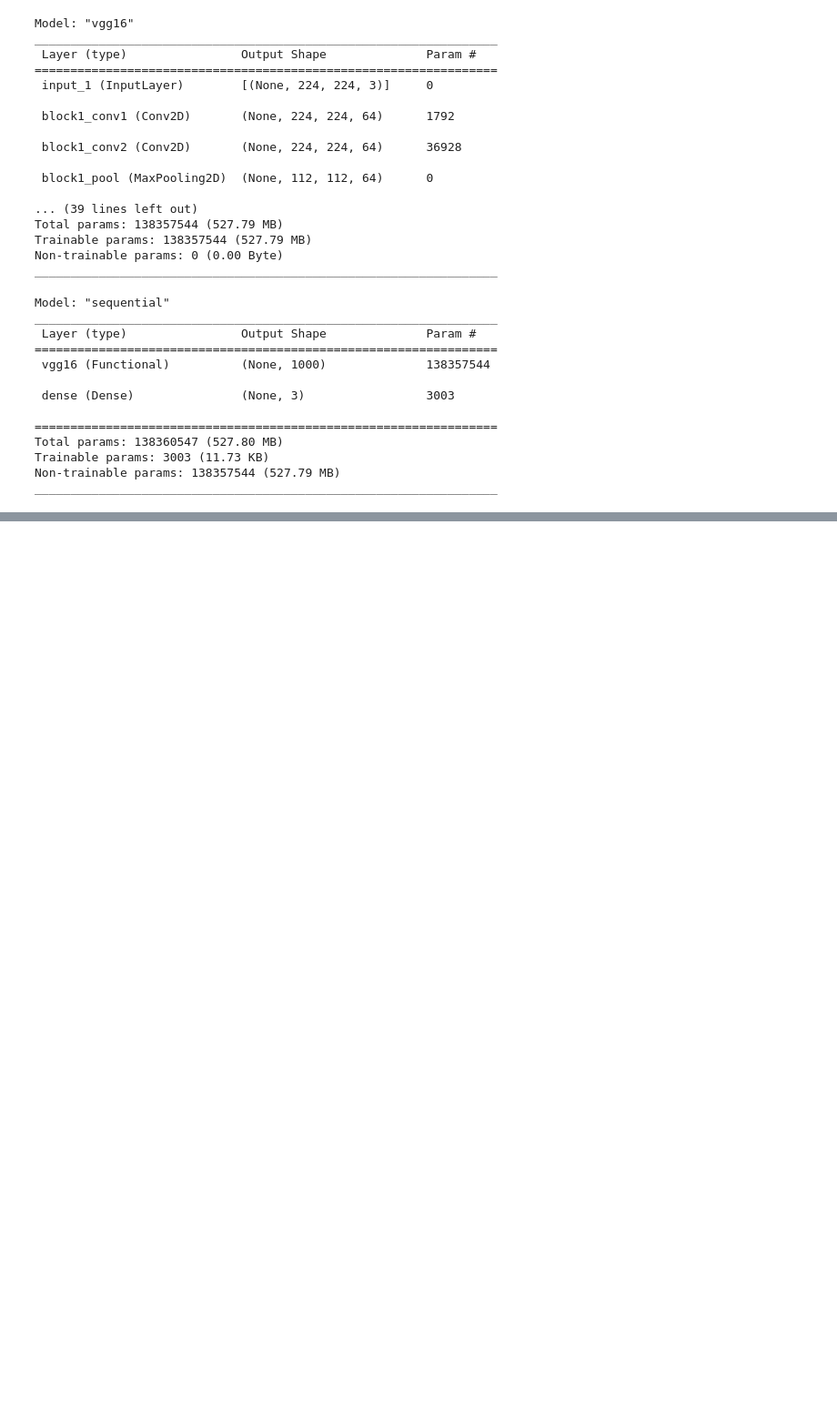
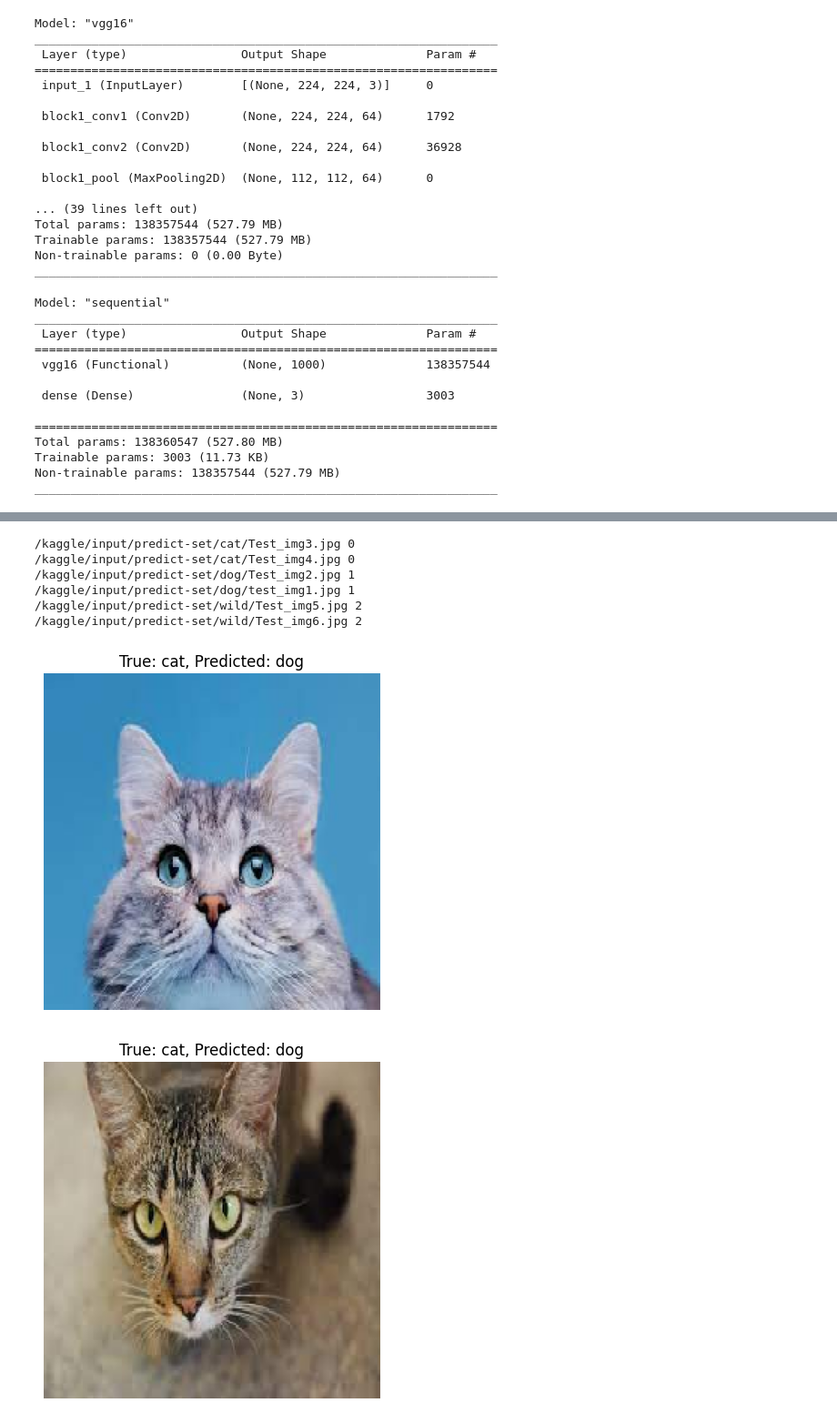
Before and after one commit to LeeSY99/ML, a Jupyter notebook: vision/animal_classification/animal-vggnet.ipynb, the cells around one changed output, grey strips where cells are left out. Shown at 91% size. Saved outputs shown, nothing was run; the diff lists cells and outputs as text; code cells hidden in the pictures; blank space fills up the shorter version.

```diff
--- a/vision/animal_classification/animal-vggnet.ipynb
+++ b/vision/animal_classification/animal-vggnet.ipynb
@@ -140,0 +171,7 @@ print(f'Test Loss: {test_loss}, Test Accuracy: {test_accuracy}')
+# %%
+predict_generator = predict_datagen.flow_from_directory(
+    '/kaggle/input/predict-set',
+    target_size=(224, 224),
+    batch_size=32,
+    class_mode='categorical'
+)
@@ -140,0 +180,2 @@ print(f'Test Loss: {test_loss}, Test Accuracy: {test_accuracy}')
+# %%
+predictions = model.predict(predict_generator)
@@ -140,0 +184,33 @@ print(f'Test Loss: {test_loss}, Test Accuracy: {test_accuracy}')
+# %%
+for i in range(len(predict_generator.filenames)):
+    image_path = predict_generator.filepaths[i]
+    true_label = predict_generator.classes[i]
+    print(image_path,true_label)
+# %% [output]
+/kaggle/input/predict-set/cat/Test_img3.jpg 0
+/kaggle/input/predict-set/cat/Test_img4.jpg 0
+/kaggle/input/predict-set/dog/Test_img2.jpg 1
+/kaggle/input/predict-set/dog/test_img1.jpg 1
+/kaggle/input/predict-set/wild/Test_img5.jpg 2
+/kaggle/input/predict-set/wild/Test_img6.jpg 2
+# %%
+for i in range(len(predict_generator.filenames)):
+    image_path = predict_generator.filepaths[i]
+    true_label = predict_generator.classes[i]  # 정수 형태의 라벨
+    predicted_label = np.argmax(predictions[i])  # 모델이 예측한 클래스의 인덱스
+
+    # 이미지 불러오기 및 시각화
+    img = image.load_img(image_path, target_size=(224, 224))
+    plt.imshow(img)
+    plt.axis('off')
+
+    # 예측 결과 출력
+    classes = ['cat', 'dog', 'wild']
+    true_class = classes[true_label]
+    predicted_class = classes[predicted_label]
+
+    plt.title(f"True: {true_class}, Predicted: {predicted_class}")
+    plt.show()
+# %% [output]
+[figure, added]
+[figure, added]
```
Also changed, not shown: parts of 9 cells of this notebook, 5 other files.
